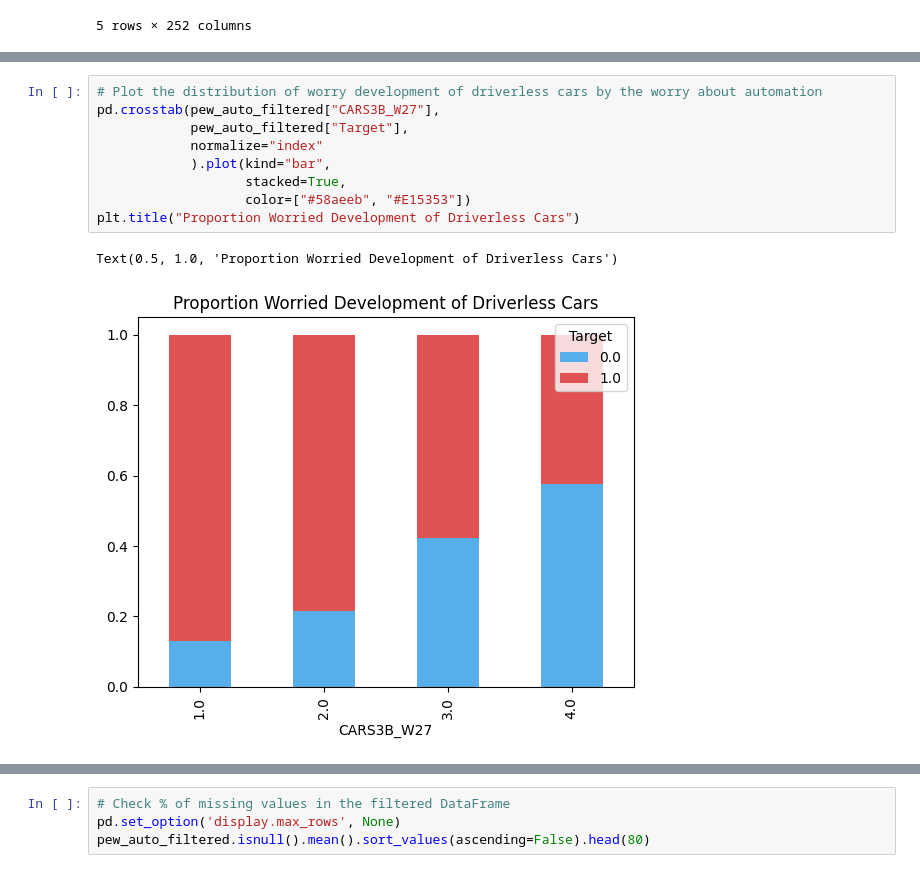
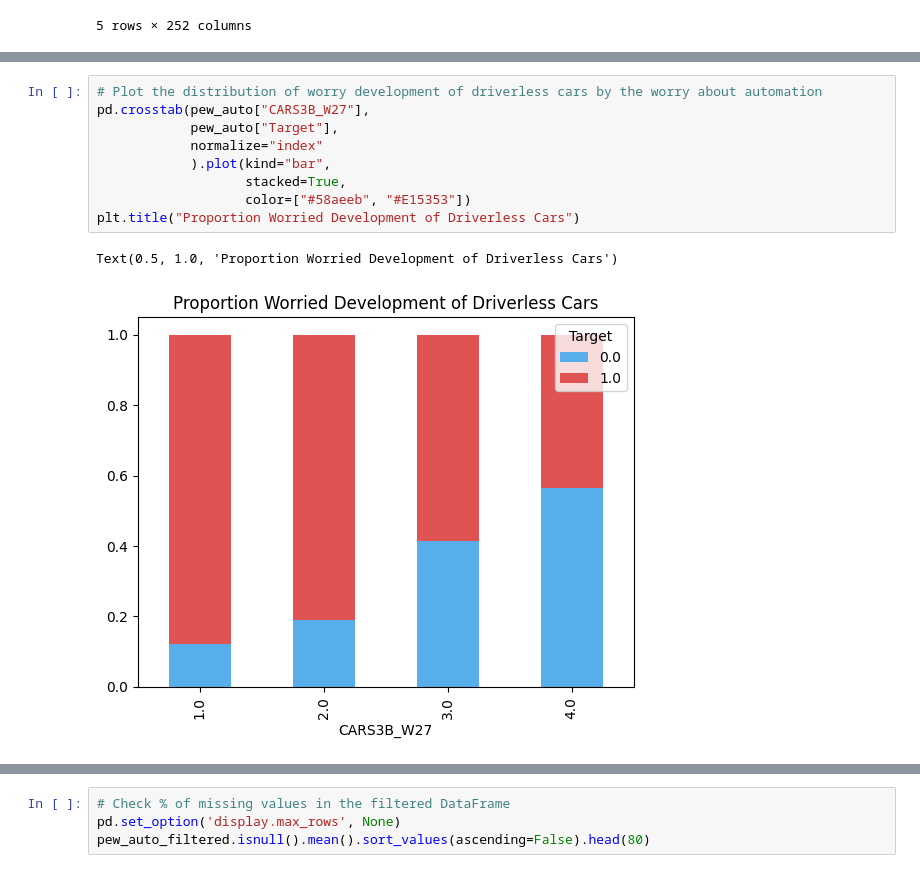
Before and after one commit to ashcds/automation-worry-indicator, a Jupyter notebook: tech_adopt.ipynb, the cells around one changed output, grey strips where cells are left out. Cells and saved outputs as stored; diff of their text form.

```diff
--- a/tech_adopt.ipynb
+++ b/tech_adopt.ipynb
@@ -74,13 +74,13 @@ Text(0.5, 1.0, 'Worry by Industry')
 # %%
 # Plot the distribution of worry development of driverless cars by the worry about automation
-pd.crosstab(pew_auto_filtered["CARS3B_W27"],
-            pew_auto_filtered["Target"],
+pd.crosstab(pew_auto["CARS3B_W27"],
+            pew_auto["Target"],
             normalize="index"
             ).plot(kind="bar",
                    stacked=True,
                    color=["#58aeeb", "#E15353"])
 plt.title("Proportion Worried Development of Driverless Cars")
 # %% [output]
 Text(0.5, 1.0, 'Proportion Worried Development of Driverless Cars')
-[figure, old version]
+[figure, new version]
 # %%
```
Also changed, not shown: parts of 17 cells of this notebook, 1 other file.
